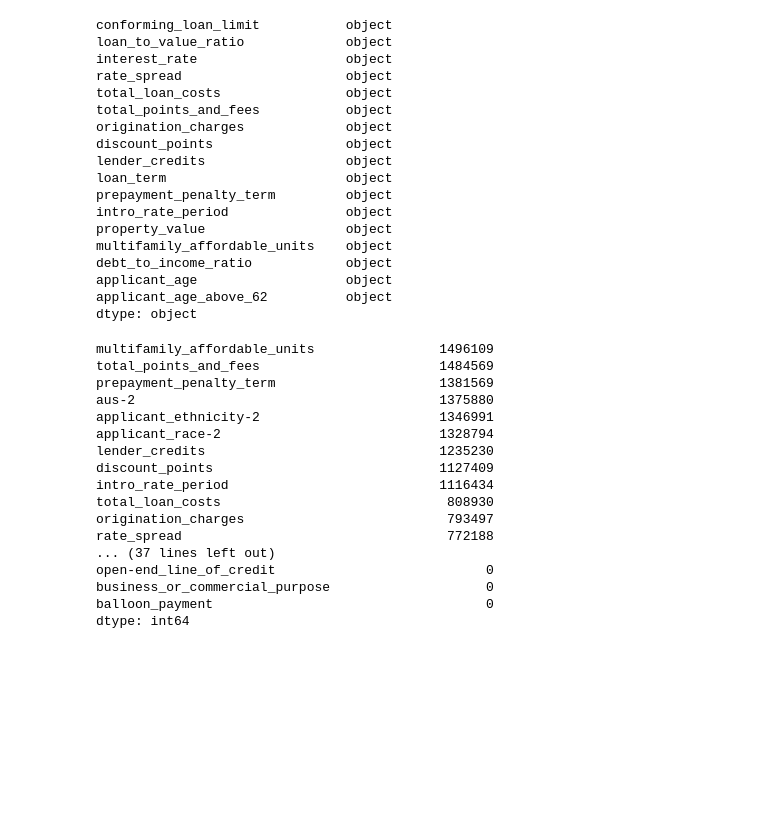
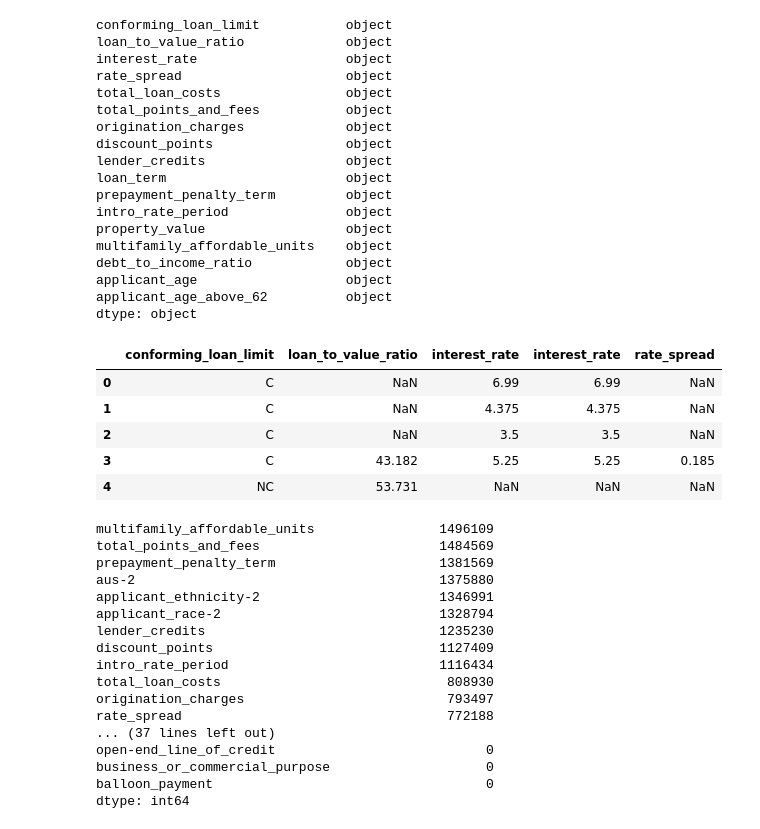
Before and after one commit to HaukeSchwarz/Thesis, a Jupyter notebook: notebooks/Main_Data_Analysis_Pipeline.ipynb, the cells around one changed output. Cells and saved outputs as stored; diff of their text form; code cells hidden in the pictures; blank space fills up the shorter version.

```diff
--- a/notebooks/Main_Data_Analysis_Pipeline.ipynb
+++ b/notebooks/Main_Data_Analysis_Pipeline.ipynb
@@ -168,6 +168,15 @@ debt_to_income_ratio            object
 applicant_age                   object
 applicant_age_above_62          object
 dtype: object
+# %%
+HMDA_clean[["conforming_loan_limit", "loan_to_value_ratio", "interest_rate", "interest_rate", "rate_spread"]].head()
+# %% [output]
+|  | conforming_loan_limit | loan_to_value_ratio | interest_rate | interest_rate | rate_spread |
+| 0 | C | NaN | 6.99 | 6.99 | NaN |
+| 1 | C | NaN | 4.375 | 4.375 | NaN |
+| 2 | C | NaN | 3.5 | 3.5 | NaN |
+| 3 | C | 43.182 | 5.25 | 5.25 | 0.185 |
+| 4 | NC | 53.731 | NaN | NaN | NaN |
 # %%
 HMDA_clean.isnull().sum().sort_values(ascending=False)
 # %% [output]
```
Also changed, not shown: parts of 2 cells of this notebook, 5 other files.
